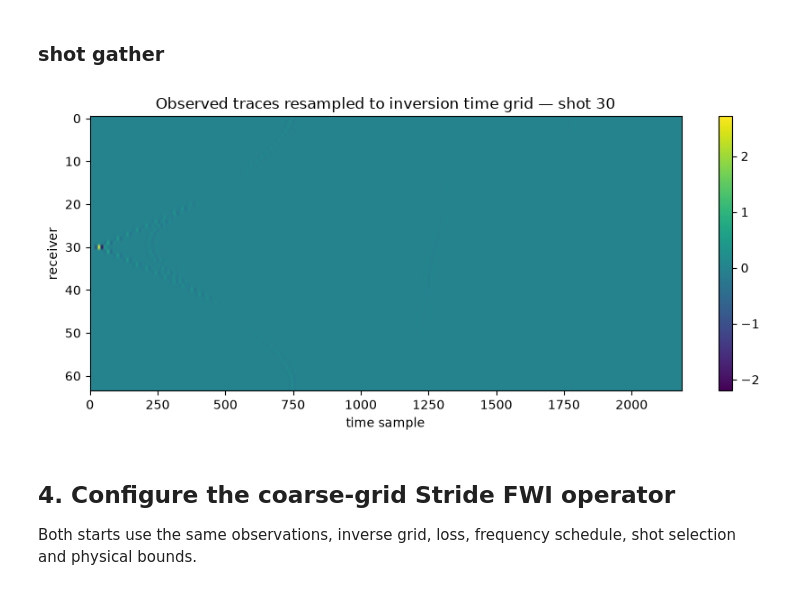
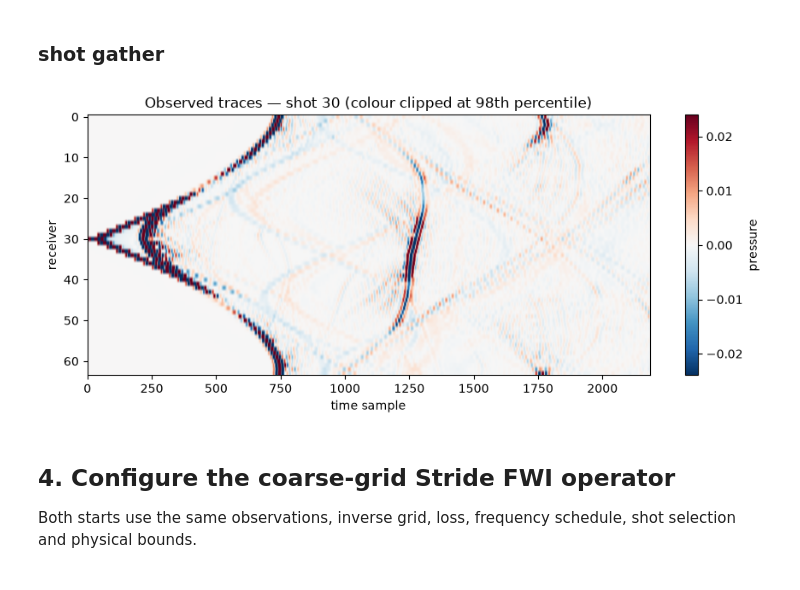
Before and after one commit to Commit2Cosmos/Transcranial-Ultrasound-ODIL, a Jupyter notebook: notebooks/sandbox/2dfwi_stride_reference_fixed.ipynb, the cells around one changed output. Drawn from its saved outputs; the diff is of its cells as text; code cells hidden in the pictures.

Commit message:
changed color bars to be nonlinear and also for wavefield cmap to RdBu_r

```diff
--- a/notebooks/sandbox/2dfwi_stride_reference_fixed.ipynb
+++ b/notebooks/sandbox/2dfwi_stride_reference_fixed.ipynb
@@ -20,0 +44,10 @@ different spatial and temporal discretisations.
+# %%
+import stride_reference_fixed as ref
+import importlib
+
+print("Loaded helper from:")
+print(ref.__file__)
+
+ref = importlib.reload(ref)
+
+print("Helper version:", getattr(ref, "REF_VERSION", "missing"))
@@ -242,18 +279,35 @@ Forward OK: 64/64 shots with observed
 # %%
 shot_id = 30
 fine_trace = np.asarray(problem_ref.acquisitions.get(shot_id).observed.data)
 inv_trace = np.asarray(problem_inv.acquisitions.get(shot_id).observed.data)
 
+# Clip colour scale at 98th percentile so the strong direct arrival does not
+# wash out the weaker skull/soft-tissue reflections.  The direct arrival will
+# saturate (shown as solid red/blue) but all other arrivals become visible.
+_clip = float(np.percentile(np.abs(inv_trace), 98))
+trace_norm = plt.matplotlib.colors.TwoSlopeNorm(vmin=-_clip, vcenter=0.0, vmax=_clip)
+
+# Trim the time axis: find the last sample with any signal above the clip
+# threshold so the empty tail is not shown.
+_signal_cols = np.where(np.max(np.abs(inv_trace), axis=0) > 1e-6 * _clip)[0]
+_t_max = int(_signal_cols[-1] * 1.05) if len(_signal_cols) else inv_trace.shape[1]
+
 fig, ax = plt.subplots(figsize=(9, 4))
-im = ax.imshow(inv_trace, aspect="auto", origin="upper")
-ax.set_title(f"Observed traces resampled to inversion time grid — shot {shot_id}")
+im = ax.imshow(
+    inv_trace[:, :_t_max],
+    aspect="auto",
+    origin="upper",
+    cmap="RdBu_r",
+    norm=trace_norm,
+)
+ax.set_title(f"Observed traces — shot {shot_id} (colour clipped at 98th percentile)")
 ax.set_xlabel("time sample")
 ax.set_ylabel("receiver")
-fig.colorbar(im, ax=ax)
+fig.colorbar(im, ax=ax, label="pressure")
 plt.tight_layout()
 plt.show()
 # %% [output]
-[figure, old version]
+[figure, new version]
 # %% [markdown]
 ## 4. Configure the coarse-grid Stride FWI operator
 
```
Also changed, not shown: parts of 11 cells of this notebook, 1 other file.
